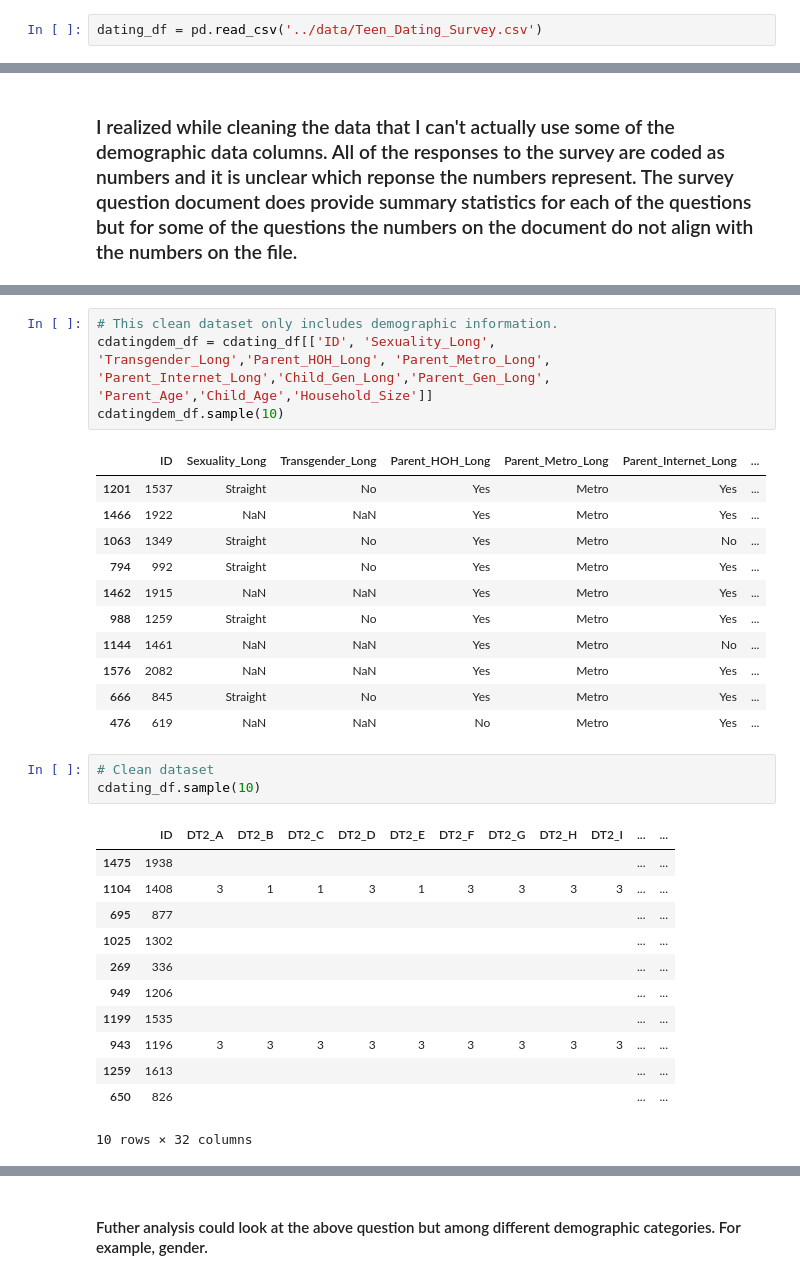
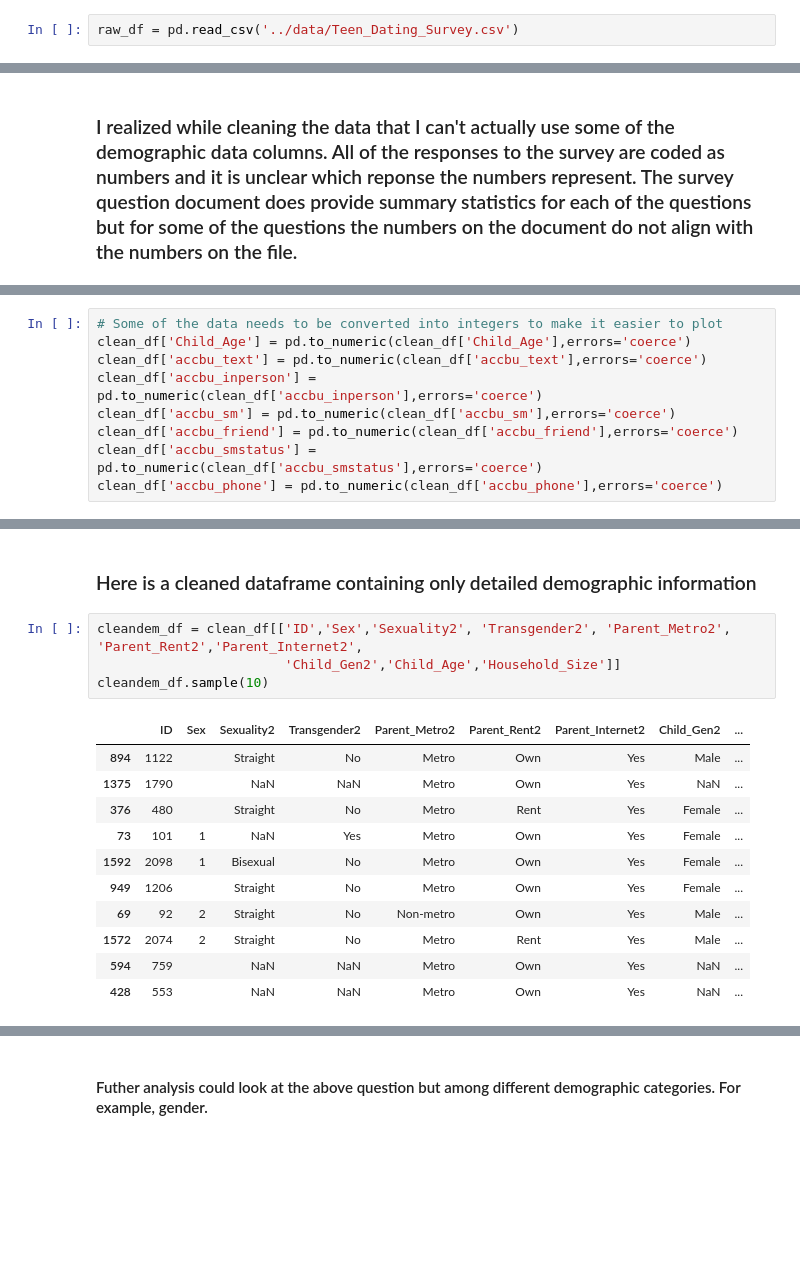
Before and after one commit to mbod/comm318_F21_Project_Group4, a Jupyter notebook: data_analysis/Data Analysis (Joy Ekasi-Otu).ipynb, the cells around one changed output, grey strips where cells are left out. Drawn from its saved outputs; the diff is of its cells as text; blank space fills up the shorter version.

```diff
--- a/data_analysis/Data Analysis (Joy Ekasi-Otu).ipynb
+++ b/data_analysis/Data Analysis (Joy Ekasi-Otu).ipynb
@@ -12,7 +12,7 @@ import matplotlib.pyplot as plt
 import seaborn as sns
 import numpy as np
 # %%
-dating_df = pd.read_csv('../data/Teen_Dating_Survey.csv')
+raw_df = pd.read_csv('../data/Teen_Dating_Survey.csv')
 # %% [markdown]
 # Dataframe Examination
 # %%
@@ -160 +277,10 @@ cdating_df['Parent_Internet_Long'] = cdating_df['Parent_Internet'].map(pnet_map)
+# %%
+# Some of the data needs to be converted into integers to make it easier to plot
+clean_df['Child_Age'] = pd.to_numeric(clean_df['Child_Age'],errors='coerce')
+clean_df['accbu_text'] = pd.to_numeric(clean_df['accbu_text'],errors='coerce')
+clean_df['accbu_inperson'] = pd.to_numeric(clean_df['accbu_inperson'],errors='coerce')
+clean_df['accbu_sm'] = pd.to_numeric(clean_df['accbu_sm'],errors='coerce')
+clean_df['accbu_friend'] = pd.to_numeric(clean_df['accbu_friend'],errors='coerce')
+clean_df['accbu_smstatus'] = pd.to_numeric(clean_df['accbu_smstatus'],errors='coerce')
+clean_df['accbu_phone'] = pd.to_numeric(clean_df['accbu_phone'],errors='coerce')
 # %% [markdown]
@@ -164,32 +305,18 @@ cdating_df['Parent_Internet_Long'] = cdating_df['Parent_Internet'].map(pnet_map)
+# %% [markdown]
+### Here is a cleaned dataframe containing only detailed demographic information
 # %%
-# This clean dataset only includes demographic information.
-cdatingdem_df = cdating_df[['ID', 'Sexuality_Long', 'Transgender_Long','Parent_HOH_Long', 'Parent_Metro_Long', 'Parent_Internet_Long','Child_Gen_Long','Parent_Gen_Long', 'Parent_Age','Child_Age','Household_Size']]
-cdatingdem_df.sample(10)
+cleandem_df = clean_df[['ID','Sex','Sexuality2', 'Transgender2', 'Parent_Metro2', 'Parent_Rent2','Parent_Internet2',
+                        'Child_Gen2','Child_Age','Household_Size']]
+cleandem_df.sample(10)
 # %% [output]
-|  | ID | Sexuality_Long | Transgender_Long | Parent_HOH_Long | Parent_Metro_Long | Parent_Internet_Long | ... |
-| 1201 | 1537 | Straight | No | Yes | Metro | Yes | ... |
-| 1466 | 1922 | NaN | NaN | Yes | Metro | Yes | ... |
-| 1063 | 1349 | Straight | No | Yes | Metro | No | ... |
-| 794 | 992 | Straight | No | Yes | Metro | Yes | ... |
-| 1462 | 1915 | NaN | NaN | Yes | Metro | Yes | ... |
-| 988 | 1259 | Straight | No | Yes | Metro | Yes | ... |
-| 1144 | 1461 | NaN | NaN | Yes | Metro | No | ... |
-| 1576 | 2082 | NaN | NaN | Yes | Metro | Yes | ... |
-| 666 | 845 | Straight | No | Yes | Metro | Yes | ... |
-| 476 | 619 | NaN | NaN | No | Metro | Yes | ... |
+|  | ID | Sex | Sexuality2 | Transgender2 | Parent_Metro2 | Parent_Rent2 | Parent_Internet2 | Child_Gen2 | ... |
+| 894 | 1122 |  | Straight | No | Metro | Own | Yes | Male | ... |
+| 1375 | 1790 |  | NaN | NaN | Metro | Own | Yes | NaN | ... |
+| 376 | 480 |  | Straight | No | Metro | Rent | Yes | Female | ... |
+| 73 | 101 | 1 | NaN | Yes | Metro | Own | Yes | Female | ... |
+| 1592 | 2098 | 1 | Bisexual | No | Metro | Own | Yes | Female | ... |
+| 949 | 1206 |  | Straight | No | Metro | Own | Yes | Female | ... |
+| 69 | 92 | 2 | Straight | No | Non-metro | Own | Yes | Male | ... |
+| 1572 | 2074 | 2 | Straight | No | Metro | Rent | Yes | Male | ... |
+| 594 | 759 |  | NaN | NaN | Metro | Own | Yes | NaN | ... |
+| 428 | 553 |  | NaN | NaN | Metro | Own | Yes | NaN | ... |
-# %%
-# Clean dataset
-cdating_df.sample(10)
-# %% [output]
-|  | ID | DT2_A | DT2_B | DT2_C | DT2_D | DT2_E | DT2_F | DT2_G | DT2_H | DT2_I | ... | ... |
-| 1475 | 1938 |  |  |  |  |  |  |  |  |  | ... | ... |
-| 1104 | 1408 | 3 | 1 | 1 | 3 | 1 | 3 | 3 | 3 | 3 | ... | ... |
-| 695 | 877 |  |  |  |  |  |  |  |  |  | ... | ... |
-| 1025 | 1302 |  |  |  |  |  |  |  |  |  | ... | ... |
-| 269 | 336 |  |  |  |  |  |  |  |  |  | ... | ... |
-| 949 | 1206 |  |  |  |  |  |  |  |  |  | ... | ... |
-| 1199 | 1535 |  |  |  |  |  |  |  |  |  | ... | ... |
-| 943 | 1196 | 3 | 3 | 3 | 3 | 3 | 3 | 3 | 3 | 3 | ... | ... |
-| 1259 | 1613 |  |  |  |  |  |  |  |  |  | ... | ... |
-| 650 | 826 |  |  |  |  |  |  |  |  |  | ... | ... |
-10 rows × 32 columns
```
Also changed, not shown: parts of 36 cells of this notebook, 9 other files.
